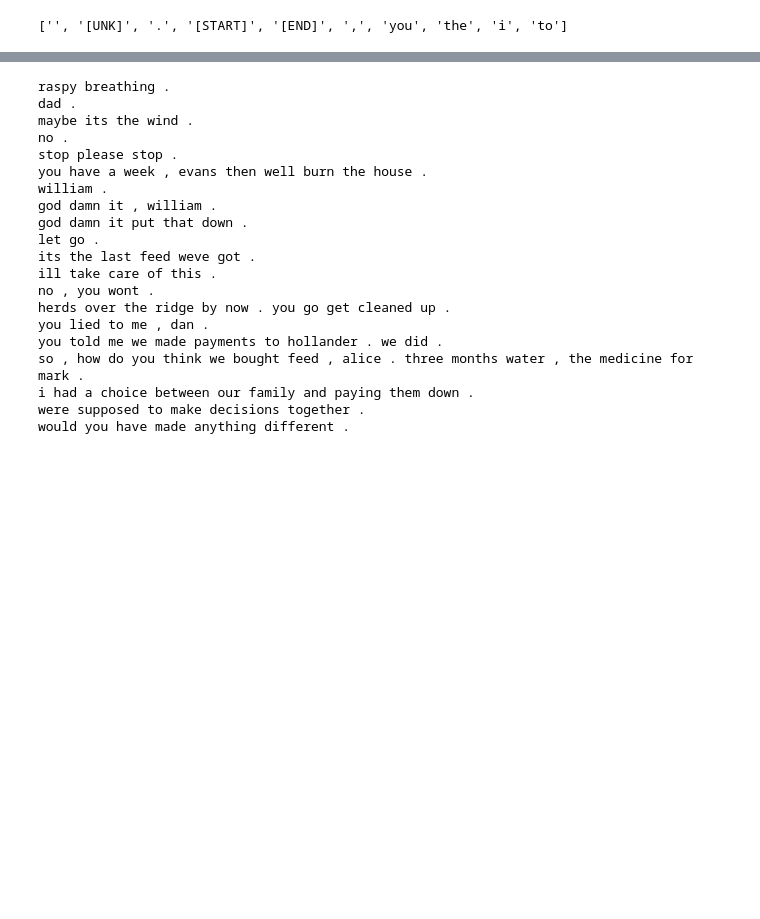
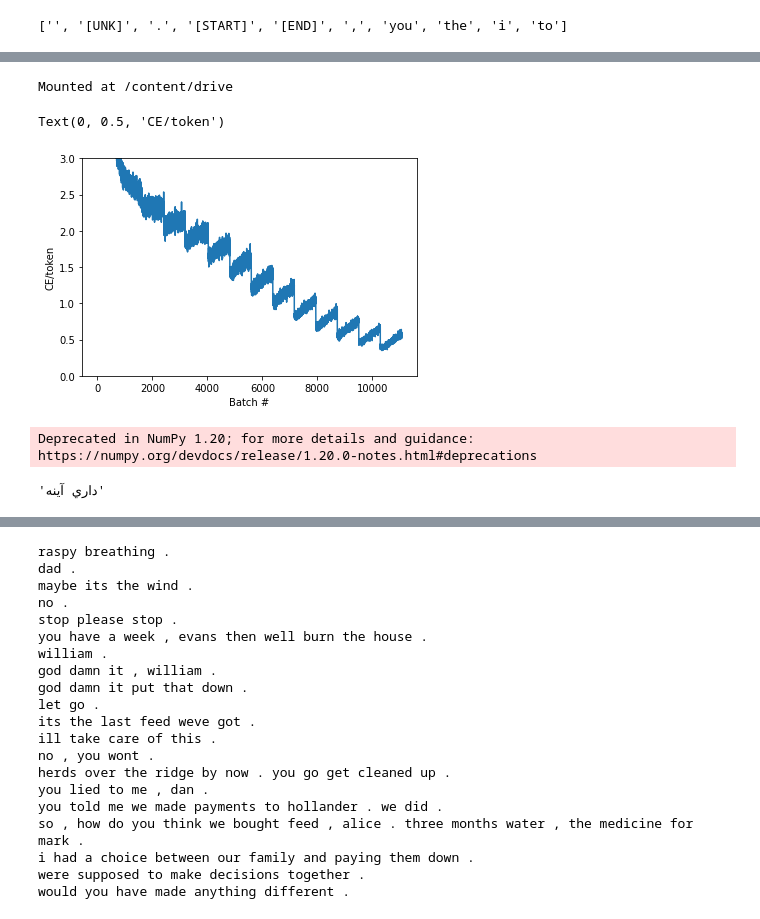
Before and after one commit to MojTabaa4/neural-machine-translation, a Jupyter notebook: persian_NMT.ipynb, the cells around one changed output, grey strips where cells are left out. Drawn from its saved outputs; the diff is of its cells as text; code cells hidden in the pictures; blank space fills up the shorter version.

```diff
--- a/persian_NMT.ipynb
+++ b/persian_NMT.ipynb
@@ -212,0 +628,10 @@ print(tokens)
+# %%
+class BatchLogs(tf.keras.callbacks.Callback):
+  def __init__(self, key):
+    self.key = key
+    self.logs = []
+
+  def on_train_batch_end(self, n, logs):
+    self.logs.append(logs[self.key])
+
+batch_loss = BatchLogs('batch_loss')
@@ -212,0 +663,5 @@ print(tokens)
+# %%
+from google.colab import drive
+drive.mount('/content/drive')
+# %% [output]
+Mounted at /content/drive
@@ -212,0 +678,8 @@ print(tokens)
+# %%
+plt.plot(batch_loss.logs)
+plt.ylim([0, 3])
+plt.xlabel('Batch #')
+plt.ylabel('CE/token')
+# %% [output]
+Text(0, 0.5, 'CE/token')
+[figure, added]
@@ -212,0 +715,9 @@ print(tokens)
+# %%
+translator = Translator(
+    encoder=train_translator.encoder,
+    decoder=train_translator.decoder,
+    input_text_processor=en_vectorization,
+    output_text_processor=fa_vectorization,
+)
+# %% [output]
+Deprecated in NumPy 1.20; for more details and guidance: https://numpy.org/devdocs/release/1.20.0-notes.html#deprecations
@@ -212,0 +736,7 @@ print(tokens)
+# %%
+example_output_tokens = tf.random.uniform(
+    shape=[5, 2], minval=0, dtype=tf.int64,
+    maxval=fa_vectorization.vocabulary_size())
+translator.tokens_to_text(example_output_tokens).numpy()[4].decode()
+# %% [output]
+'داري آينه'
```
Also changed, not shown: parts of 64 cells of this notebook.
